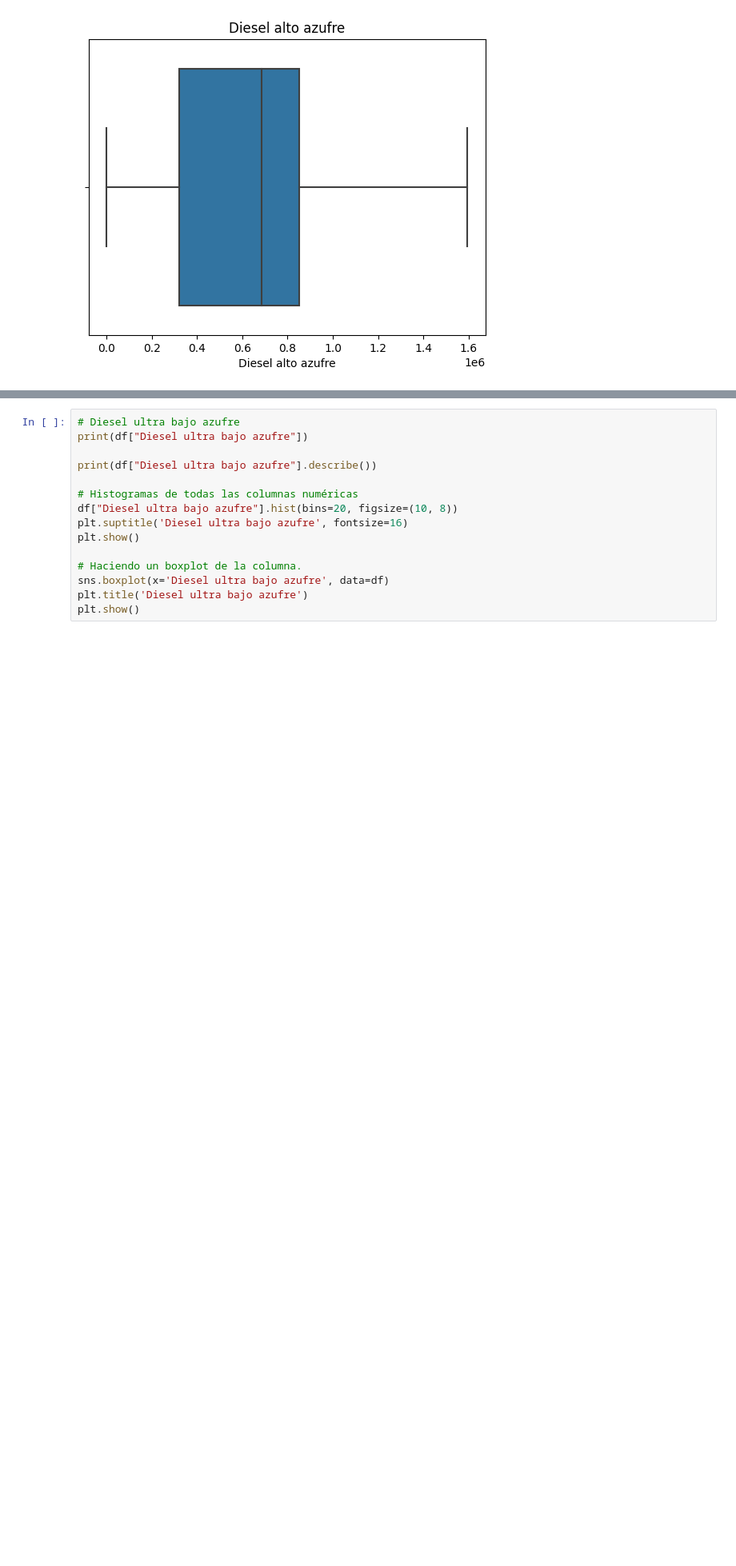
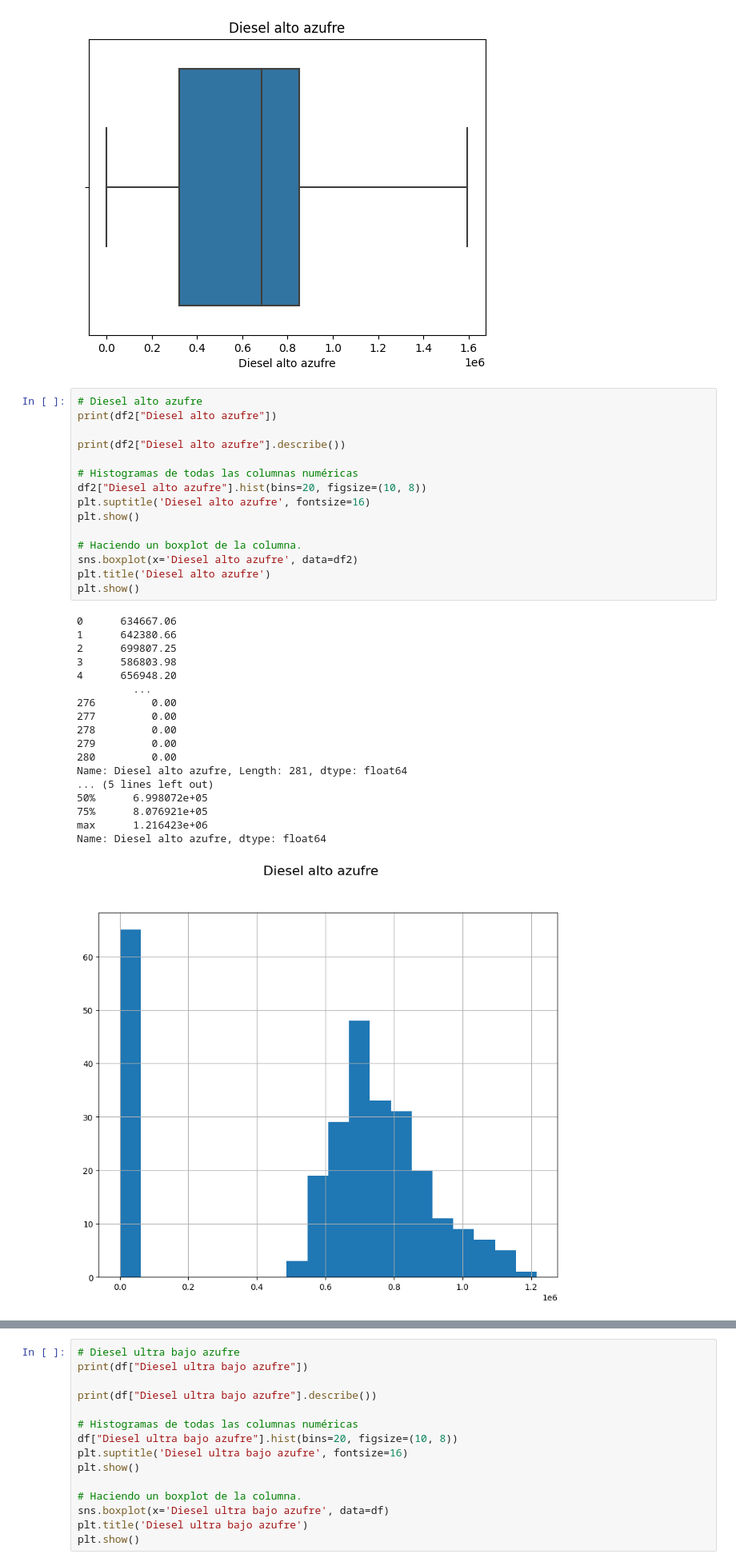
Before and after one commit to Javier19-cmd/Lab2-Data, a Jupyter notebook: Lab2.ipynb, the cells around one changed output, grey strips where cells are left out. Shown at 80% size. Saved outputs shown, nothing was run; the diff lists cells and outputs as text; blank space fills up the shorter version.

```diff
--- a/Lab2.ipynb
+++ b/Lab2.ipynb
@@ -240,3 +398,37 @@ max      1.595699e+06
 Name: Diesel alto azufre, dtype: float64
 [figure]
 [figure]
+# %%
+# Diesel alto azufre
+print(df2["Diesel alto azufre"])
+
+print(df2["Diesel alto azufre"].describe())
+
+# Histogramas de todas las columnas numéricas
+df2["Diesel alto azufre"].hist(bins=20, figsize=(10, 8))
+plt.suptitle('Diesel alto azufre', fontsize=16)
+plt.show()
+
+# Haciendo un boxplot de la columna.
+sns.boxplot(x='Diesel alto azufre', data=df2)
+plt.title('Diesel alto azufre')
+plt.show()
+# %% [output]
+0      634667.06
+1      642380.66
+2      699807.25
+3      586803.98
+4      656948.20
+         ...
+276         0.00
+277         0.00
+278         0.00
+279         0.00
+280         0.00
+Name: Diesel alto azufre, Length: 281, dtype: float64
+... (5 lines left out)
+50%      6.998072e+05
+75%      8.076921e+05
+max      1.216423e+06
+Name: Diesel alto azufre, dtype: float64
+[figure, added]
```
Also changed, not shown: parts of 38 cells of this notebook, 4 other files.
